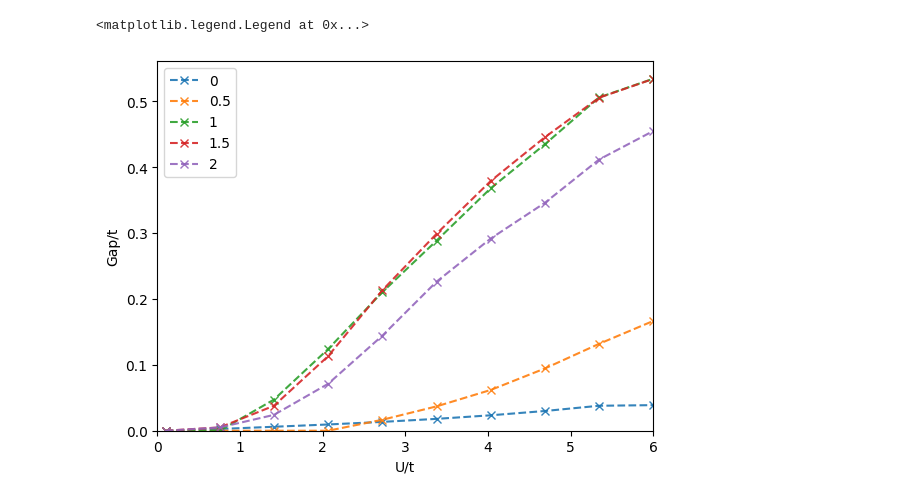
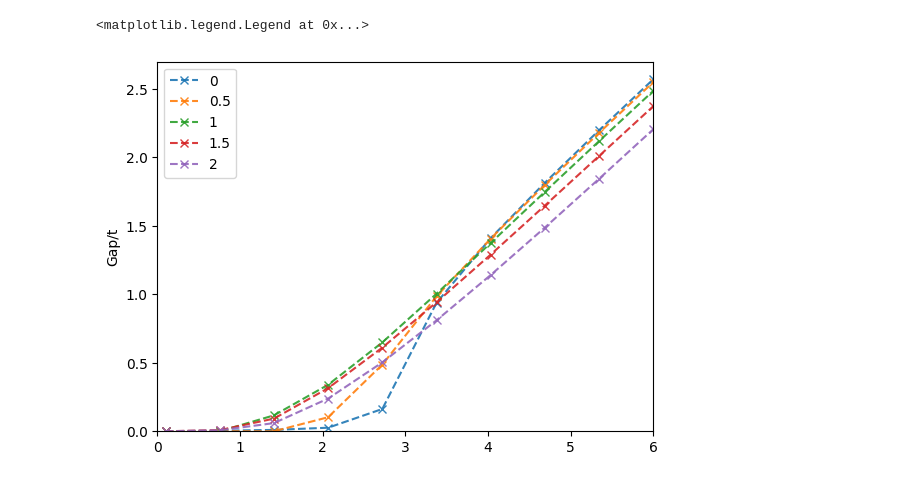
Before and after one commit to Ruberhauptmann/quant-met, a Jupyter notebook: notebooks/bdg_graphene.ipynb, the cells around one changed output. Drawn from its saved outputs; the diff is of its cells as text; code cells hidden in the pictures.

Commit message:
Free energy minimization restructure

```diff
--- a/notebooks/bdg_graphene.ipynb
+++ b/notebooks/bdg_graphene.ipynb
@@ -21,7 +21,7 @@ band_path, band_path_plot, ticks, labels = plotting.generate_bz_path(points, num
 
 #BZ_path_plot = plotting.scatter_into_bz(all_K_points, band_path)
 
-graphene_h = hamiltonians.GrapheneHamiltonian(t_nn=1, a=lattice_constant, mu=0, coulomb_gr=0)
+graphene_h = hamiltonians.GrapheneHamiltonian(t_nn=1, a=lattice_constant, mu=0, coulomb_gr=1)
 
 band_structure = graphene_h.calculate_bandstructure(band_path)
 
@@ -31,4 +29,6 @@ gap_size_vs_U = pd.DataFrame()
 # %%
+gap_size_vs_U = pd.DataFrame()
+
 U_range = np.linspace(start=0.1, stop=6, num=10)
 
 gap_size_vs_U['U'] = U_range
@@ -41,9 +41,8 @@ for mu in [0, 0.5, 1, 1.5, 2]:
         graphene_h = hamiltonians.GrapheneHamiltonian(t_nn=1, a=lattice_constant, mu=mu, coulomb_gr=U)
 
         start = time.time()
-        solution = minimize_free_energy.minimize_loop(beta=beta, hamiltonian=graphene_h, k_points=BZ_grid)
-        print(f'U = {U}')
-        print(solution)
+        solution = graphene_h.minimize_loop(beta=None, k_points=BZ_grid)
+        print(f'mu = {mu}, U = {U}, solution: {solution}')
         end = time.time()
         print(f'Time taken to solve the gap equation: {end - start:0.2f} seconds')
         gap_size_vs_U.loc[i, f'{mu}'] = solution[0]
@@ -88,15 +67,14 @@ Time taken to solve the gap equation: 3.99 seconds
 # %%
 fig, ax= plt.subplots()
 
 for mu in [0, 0.5, 1, 1.5, 2]:
     #print(gap_size_vs_U[f'{mu}'])
     ax.plot(gap_size_vs_U['U'], gap_size_vs_U[f'{mu}'], 'x--', label=f'{mu}', alpha=0.9)
 
 plt.ylim(bottom=0)
 plt.xlim(left=0, right=6)
 plt.ylabel("Gap/t")
-plt.xlabel("U/t")
 plt.legend()
 # %% [output]
 <matplotlib.legend.Legend at 0x...>
-[figure, old version]
+[figure, new version]
```
Also changed, not shown: parts of 3 cells of this notebook, 10 other files.
